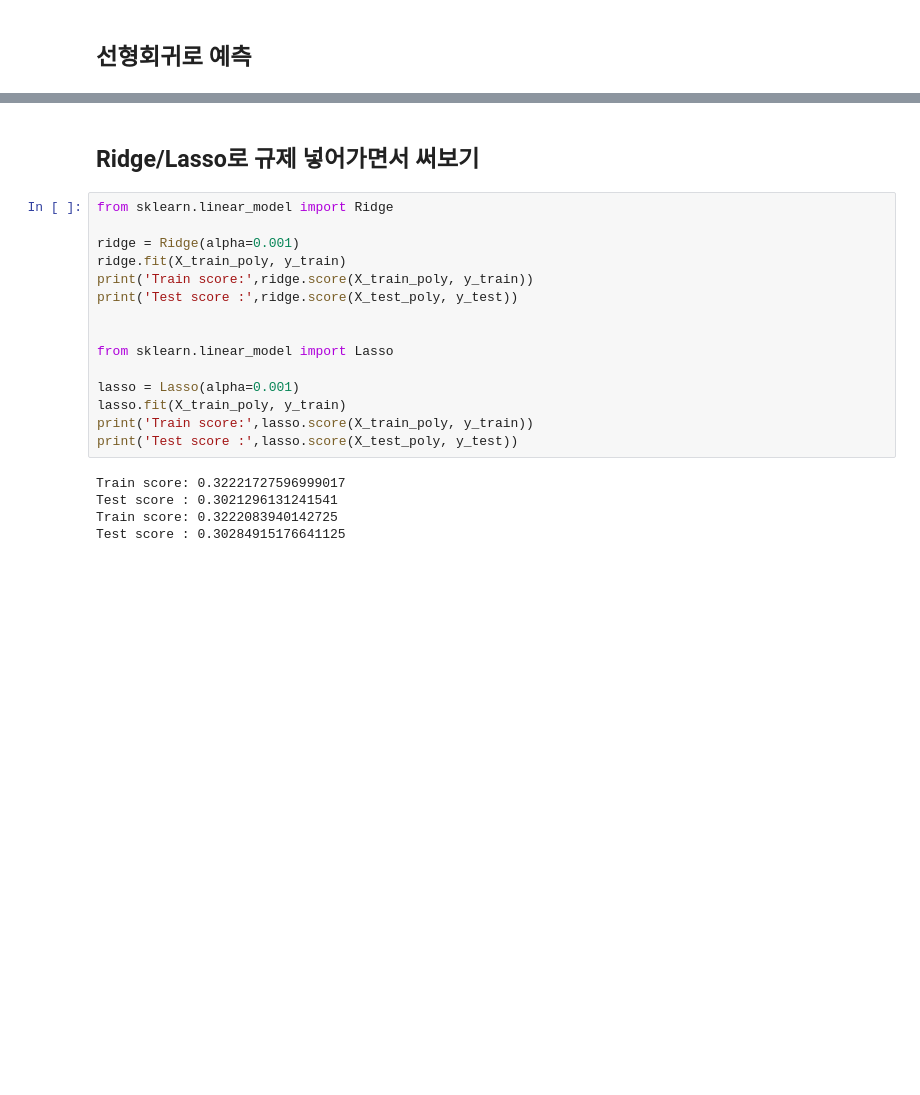
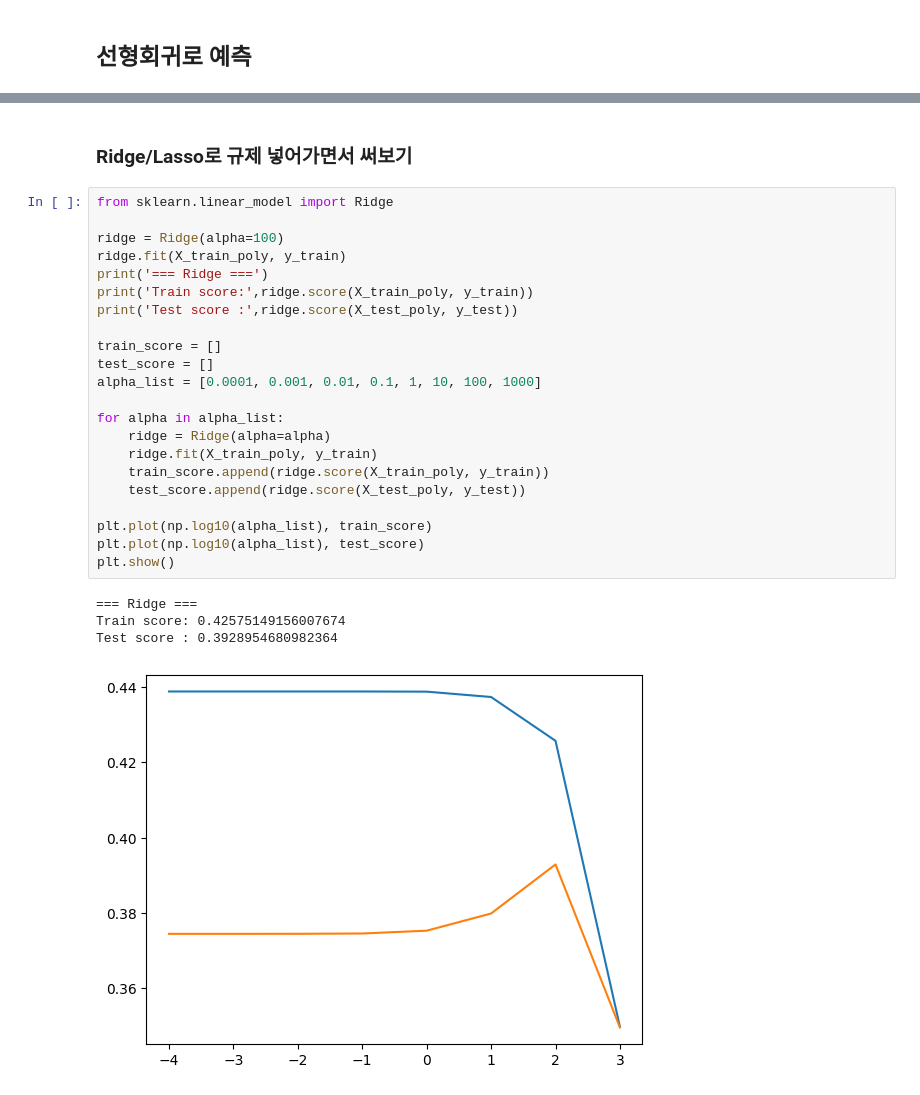
Before and after one commit to krystallinekim/TIL, a Jupyter notebook: Machine_Learning/강의자료/winequality.ipynb, the cells around one changed output, grey strips where cells are left out. Saved outputs shown, nothing was run; the diff lists cells and outputs as text; blank space fills up the shorter version.

```diff
--- a/Machine_Learning/강의자료/winequality.ipynb
+++ b/Machine_Learning/강의자료/winequality.ipynb
@@ -93,22 +110,29 @@ Test score : 0.30212949112479703
 # %% [markdown]
-## Ridge/Lasso로 규제 넣어가면서 써보기
+### Ridge/Lasso로 규제 넣어가면서 써보기
 # %%
 from sklearn.linear_model import Ridge
 
-ridge = Ridge(alpha=0.001)
+ridge = Ridge(alpha=100)
 ridge.fit(X_train_poly, y_train)
+print('=== Ridge ===')
 print('Train score:',ridge.score(X_train_poly, y_train))
 print('Test score :',ridge.score(X_test_poly, y_test))
 
+train_score = []
+test_score = []
+alpha_list = [0.0001, 0.001, 0.01, 0.1, 1, 10, 100, 1000]
 
-from sklearn.linear_model import Lasso
+for alpha in alpha_list:
+    ridge = Ridge(alpha=alpha)
+    ridge.fit(X_train_poly, y_train)
+    train_score.append(ridge.score(X_train_poly, y_train))
+    test_score.append(ridge.score(X_test_poly, y_test))
 
-lasso = Lasso(alpha=0.001)
-lasso.fit(X_train_poly, y_train)
-print('Train score:',lasso.score(X_train_poly, y_train))
-print('Test score :',lasso.score(X_test_poly, y_test))
+plt.plot(np.log10(alpha_list), train_score)
+plt.plot(np.log10(alpha_list), test_score)
+plt.show()
 # %% [output]
-Train score: 0.32221727596999017
-Test score : 0.3021296131241541
-Train score: 0.3222083940142725
-Test score : 0.30284915176641125
+=== Ridge ===
+Train score: 0.42575149156007674
+Test score : 0.3928954680982364
+[figure, added]
```
Also changed, not shown: parts of 16 cells of this notebook.
